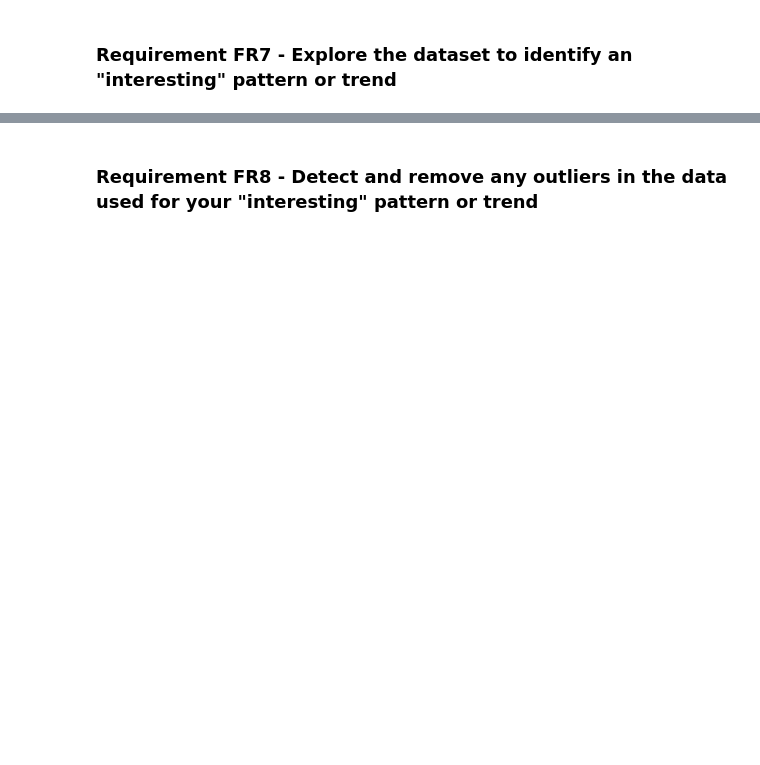
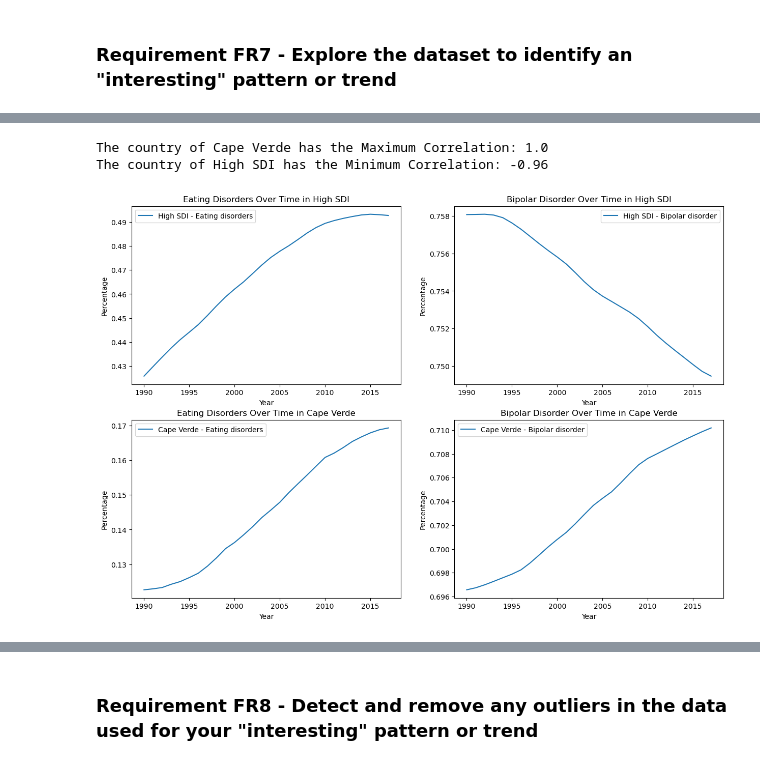
Before and after one commit to Aidin1999/python_prgramming, a Jupyter notebook: UFCFVQ-15-M_Programming_Task_2_Template.ipynb, the cells around one changed output, grey strips where cells are left out. Saved outputs shown, nothing was run; the diff lists cells and outputs as text; code cells hidden in the pictures; blank space fills up the shorter version.

```diff
--- a/UFCFVQ-15-M_Programming_Task_2_Template.ipynb
+++ b/UFCFVQ-15-M_Programming_Task_2_Template.ipynb
@@ -14,0 +194,63 @@
+# %%
+# Find the maximum correlation and its associated country
+max_correlation = correlations['cor'].max()
+name_max_correlation = correlations.loc[correlations['cor'] == max_correlation, 'countries'].values[0]
+
+# Find the minimum correlation and its associated country
+min_correlation = correlations['cor'].min()
+name_min_correlation = correlations.loc[correlations['cor'] == min_correlation, 'countries'].values[0]
+
+# Round the correlation values to two digits
+max_correlation = round(max_correlation, 2)
+min_correlation = round(min_correlation, 2)
+
+# Print the results
+print(f"The country of {name_max_correlation} has the Maximum Correlation: {max_correlation}")
+print(f"The country of {name_min_correlation} has the Minimum Correlation: {min_correlation}")
+# %% [output]
+The country of Cape Verde has the Maximum Correlation: 1.0
+The country of High SDI has the Minimum Correlation: -0.96
+# %%
+# Create a figure for all plots
+plt.figure(figsize=(15, 10))
+
+# Subplot 1: Eating Disorders in High SDI
+plt.subplot(2, 2, 1)
+sns.lineplot(y='Eating disorders (%)', x='Year', data=result[result['Entity']=='High SDI'], label='High SDI - Eating disorders')
+plt.xlabel('Year')
+plt.ylabel('Percentage')
+plt.title('Eating Disorders Over Time in High SDI')
+
+
+# Subplot 2: Bipolar Disorder in High SDI
+plt.subplot(2, 2, 2)
+sns.lineplot(y='Bipolar disorder (%)', x='Year', data=result[result['Entity']=='High SDI'], label='High SDI - Bipolar disorder')
+plt.xlabel('Year')
+plt.ylabel('Percentage')
+plt.title('Bipolar Disorder Over Time in High SDI')
+
+
+
+
+# Subplot 1: Eating Disorders in Cape Verde
+plt.subplot(2, 2, 3)
+sns.lineplot(y='Eating disorders (%)', x='Year', data=result[result['Entity']=='Cape Verde'], label='Cape Verde - Eating disorders')
+plt.xlabel('Year')
+plt.ylabel('Percentage')
+plt.title('Eating Disorders Over Time in Cape Verde')
+
+
+# Subplot 2: Bipolar Disorder in Cape Verde
+plt.subplot(2, 2, 4)
+sns.lineplot(y='Bipolar disorder (%)', x='Year', data=result[result['Entity']=='Cape Verde'], label='Cape Verde - Bipolar disorder')
+plt.xlabel('Year')
+plt.ylabel('Percentage')
+plt.title('Bipolar Disorder Over Time in Cape Verde')
+
+
+
+# Display the plots
+plt.legend()
+plt.show()
+# %% [output]
+[figure, added]
```
Also changed, not shown: parts of 20 cells of this notebook, 3 other files.
